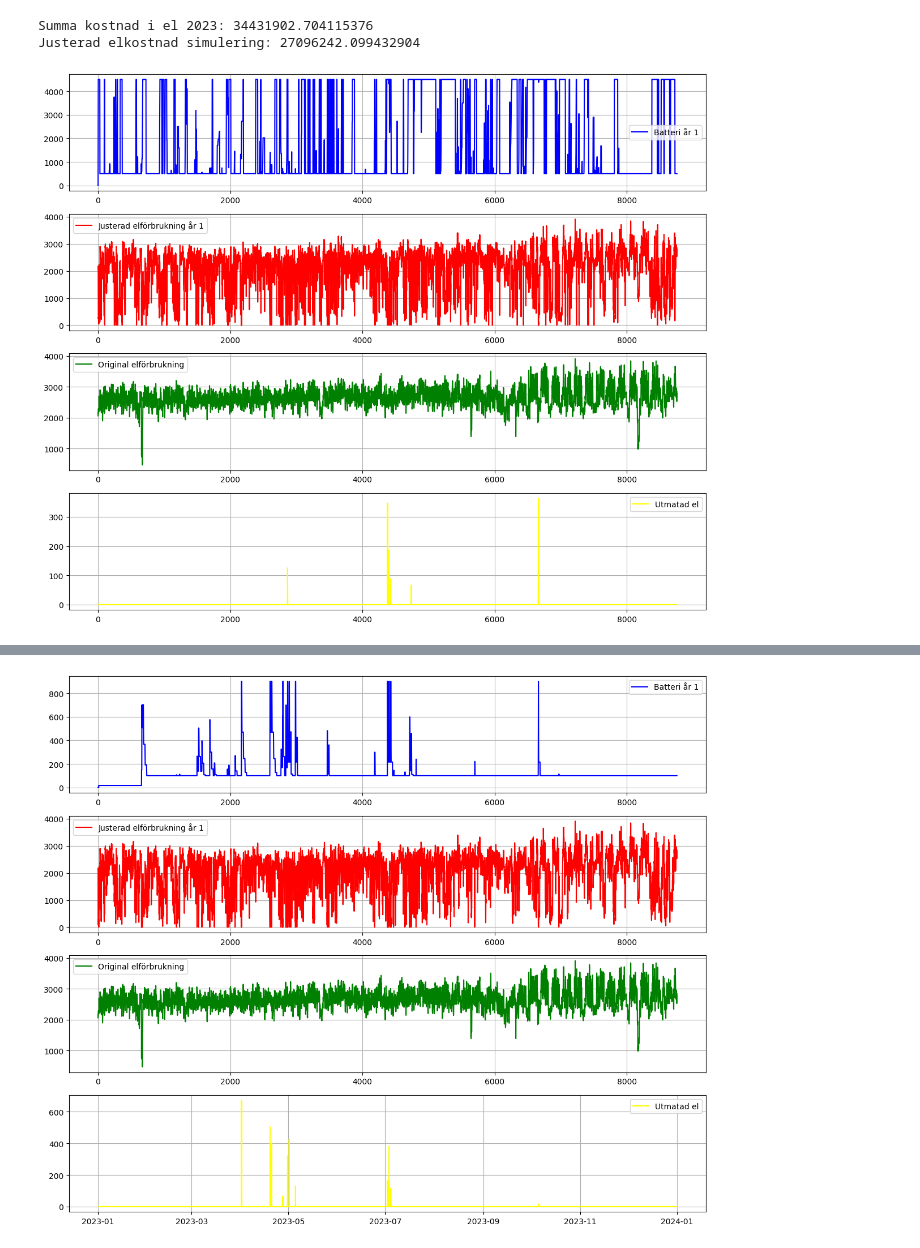
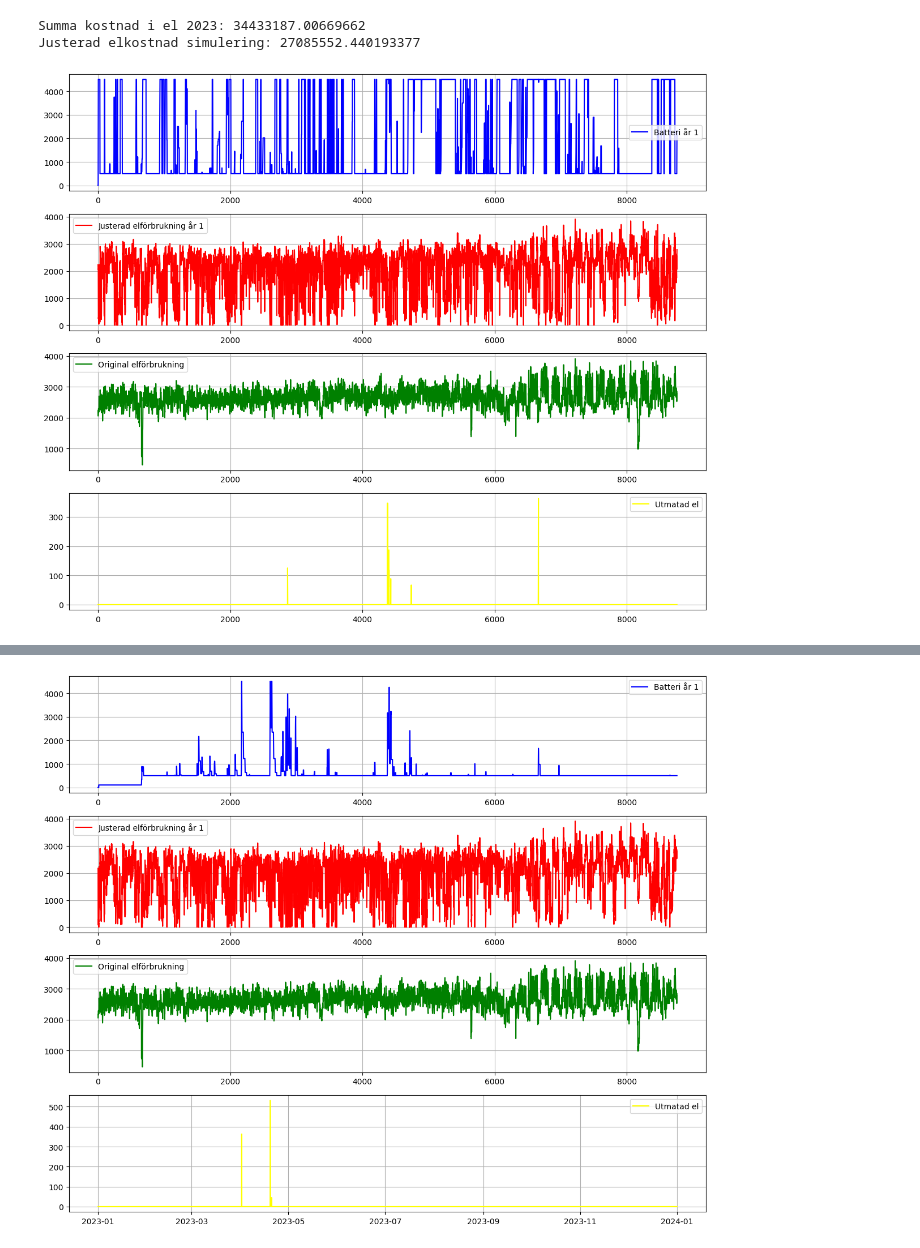
Before and after one commit to Jakobthuresson/Energigemenskaper, a Jupyter notebook: SödraOmrådet.ipynb, the cells around one changed output, grey strips where cells are left out. Saved outputs shown, nothing was run; the diff lists cells and outputs as text; code cells hidden in the pictures.

```diff
--- a/SödraOmrådet.ipynb
+++ b/SödraOmrådet.ipynb
@@ -4,10 +4,10 @@ import numpy as np
 import matplotlib.pyplot as plt
 
 # Läs in Excel-filer
-Solprod = pd.read_excel("Soldata-filerSÖDRA/SummaSödraSolPROD.xlsx")
-Spotpris = pd.read_excel("Spotpris.xlsx", names=["Spotpris"])  # Namnge kolumnen korrekt
-Vindprod = pd.read_excel("Vindturbin.xlsx")
-SödraOmr = pd.read_excel("Eldata-filerSÖDRA/SummaSödraOmrådet.xlsx")
+Solprod = pd.read_excel("Soldata-filerSÖDRA/SummaSödraSolPROD.xlsx", header=None)
+Spotpris = pd.read_excel("Spotpris.xlsx", names=["Spotpris"], header=None)  # Namnge kolumnen korrekt
+Vindprod = pd.read_excel("Vindturbin.xlsx", header=None)
+SödraOmr = pd.read_excel("Eldata-filerSÖDRA/SummaSödraOmrådet.xlsx", header=None)
 
 # Extrahera första kolumnen från respektive DataFrame
 Vind = Vindprod.iloc[:, 0]
@@ -32,6 +32,7 @@ batteriMaxKapacitet = 5000  # Max battery capacity in kWh
 min_battery_level = batteriMaxKapacitet*0.1
 max_battery_level = batteriMaxKapacitet * 0.9
 maxFrånBatteri = max_battery_level*0.5
+faktor = 0.1
 original_consumption = SöOmr.tolist()
 elförbrukning = []  # Adjusted electricity consumption for Year 1
 battery_values = []  # Battery energy over time
@@ -117,8 +118,8 @@ for a in ax:
 plt.tight_layout()
 plt.show()
 # %% [output]
-Summa kostnad i el 2023: 34431902.704115376
-Justerad elkostnad simulering: 27096242.099432904
+Summa kostnad i el 2023: 34433187.00669662
+Justerad elkostnad simulering: 27085552.440193377
 [figure]
 # %%
 import pandas as pd
@@ -133,7 +134,7 @@ SödraOmr = pd.read_excel("Eldata-filerSÖDRA/SummaSödraOmrådet.xlsx")
 
 # Extrahera första kolumnen från respektive DataFrame
 Vind = Vindprod.iloc[:, 0]
-Sol = 0.5*Solprod.iloc[:, 0]  # Solel-produktion multipliceras med faktor 0.7 eftersom hela takytan inte används
+Sol = 0.65*Solprod.iloc[:, 0]  # Solel-produktion multipliceras med faktor 0.7 eftersom hela takytan inte används
 Spot = Spotpris.iloc[:, 0]
 SöOmr = SödraOmr.iloc[:,0]
 
@@ -165,7 +166,7 @@ Spotpris["Tid"] = pd.date_range(start="2023-01-01 00:00", periods=len(Spotpris),
 Spotpris.set_index("Tid", inplace=True)
 # ----------------------- YEAR 1 SIMULATION -----------------------
 batteriKapacitet = 0.0  # Start with an empty battery
-batteriMaxKapacitet = 1000  # Max battery capacity in kWh
+batteriMaxKapacitet = 5000  # Max battery capacity in kWh
 min_battery_level = batteriMaxKapacitet*0.1
 max_battery_level = batteriMaxKapacitet * 0.9
 maxFrånBatteri = max_battery_level*0.5
@@ -208,7 +209,7 @@ for i, (tid, prod, söomr, spot) in enumerate(zip(Spotpris.index, Prod, SöOmr,
             köptaTimmar.append((tid, spot if köpt_el > 0 else 0))
             utmatning.append((tid, 0))
         elif 15 <= tid.hour < 19 and prod > 0:
-            energiFrånBatteri = min(batteriKapacitet * faktor, maxFrånBatteri, max(0, batteriKapacitet - min_battery_level))
+            energiFrånBatteri = min(batteriKapacitet * faktor, diff, maxFrånBatteri, max(0, batteriKapacitet - min_battery_level))
 
             batteriKapacitet -= energiFrånBatteri
             köpt_el = max(0, diff - energiFrånBatteri)
@@ -308 +309 @@ Justerad elkostnad simulering: 27047317.84678881
-[figure, old version]
+[figure, new version]
```
Also changed, not shown: parts of 1 cell of this notebook, 6 other files.
